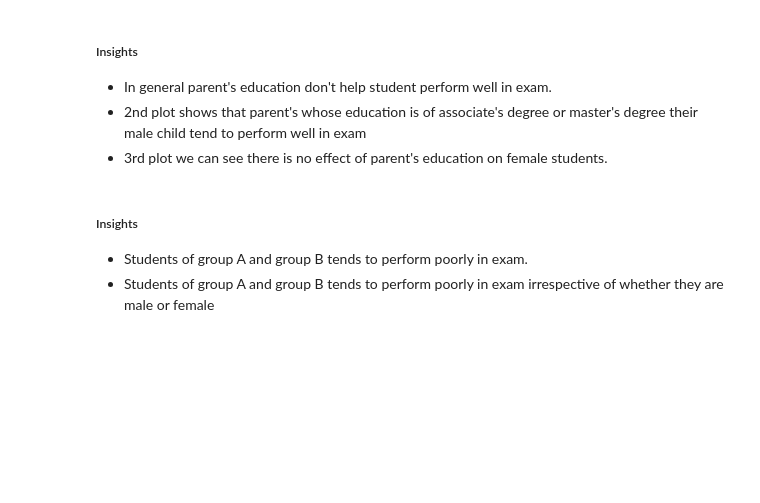
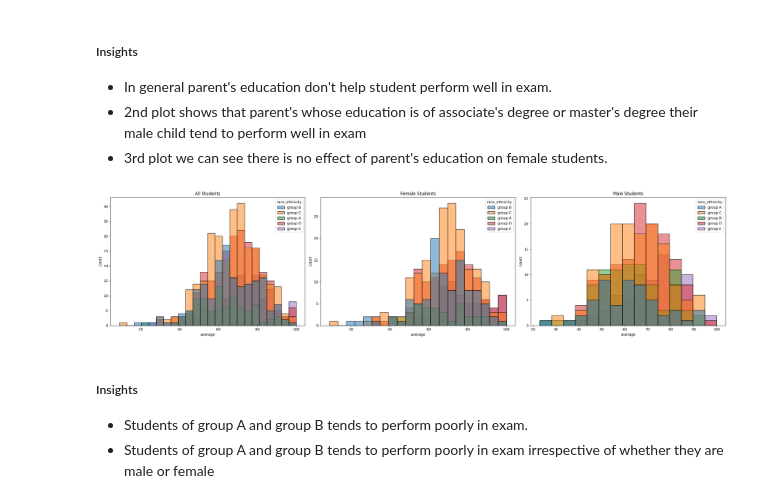
Before and after one commit to SwayamNavle/mlproject, a Jupyter notebook: notebook/1 . EDA STUDENT PERFORMANCE .ipynb, the cells around one changed output. Cells and saved outputs as stored; diff of their text form; code cells hidden in the pictures; blank space fills up the shorter version.

```diff
--- a/notebook/1 . EDA STUDENT PERFORMANCE .ipynb
+++ b/notebook/1 . EDA STUDENT PERFORMANCE .ipynb
@@ -301,14 +330,27 @@ ValueError: Could not interpret value `parental level of education` for `hue`. A
 - 2nd plot shows that parent's whose education is of associate's degree or master's degree their male child tend to perform well in exam
 - 3rd plot we can see there is no effect of parent's education on female students.
 # %%
-plt.subplots(1,3,figsize=(25,6))
-plt.subplot(141)
-ax =sns.histplot(data=df,x='average',kde=True,hue='race/ethnicity')
-plt.subplot(142)
-ax =sns.histplot(data=df[df.gender=='female'],x='average',kde=True,hue='race/ethnicity')
-plt.subplot(143)
-ax =sns.histplot(data=df[df.gender=='male'],x='average',kde=True,hue='race/ethnicity')
+# Create average column first
+df['average'] = (df['math_score'] + df['reading_score'] + df['writing_score']) / 3
+
+male_df = df[df['gender']=='male'].reset_index(drop=True)
+female_df = df[df['gender']=='female'].reset_index(drop=True)
+
+fig, axes = plt.subplots(1, 3, figsize=(25, 6))
+
+sns.histplot(data=df, x='average', hue='race_ethnicity', ax=axes[0])
+axes[0].set_title('All Students')
+
+sns.histplot(data=female_df, x='average', hue='race_ethnicity', ax=axes[1])
+axes[1].set_title('Female Students')
+
+sns.histplot(data=male_df, x='average', hue='race_ethnicity', ax=axes[2])
+axes[2].set_title('Male Students')
+
+plt.tight_layout()
 plt.show()
+# %% [output]
+[figure, added]
 # %% [markdown]
 #####  Insights
 - Students of group A and group B tends to perform poorly in exam.
```
Also changed, not shown: parts of 17 cells of this notebook, 4 other files.
